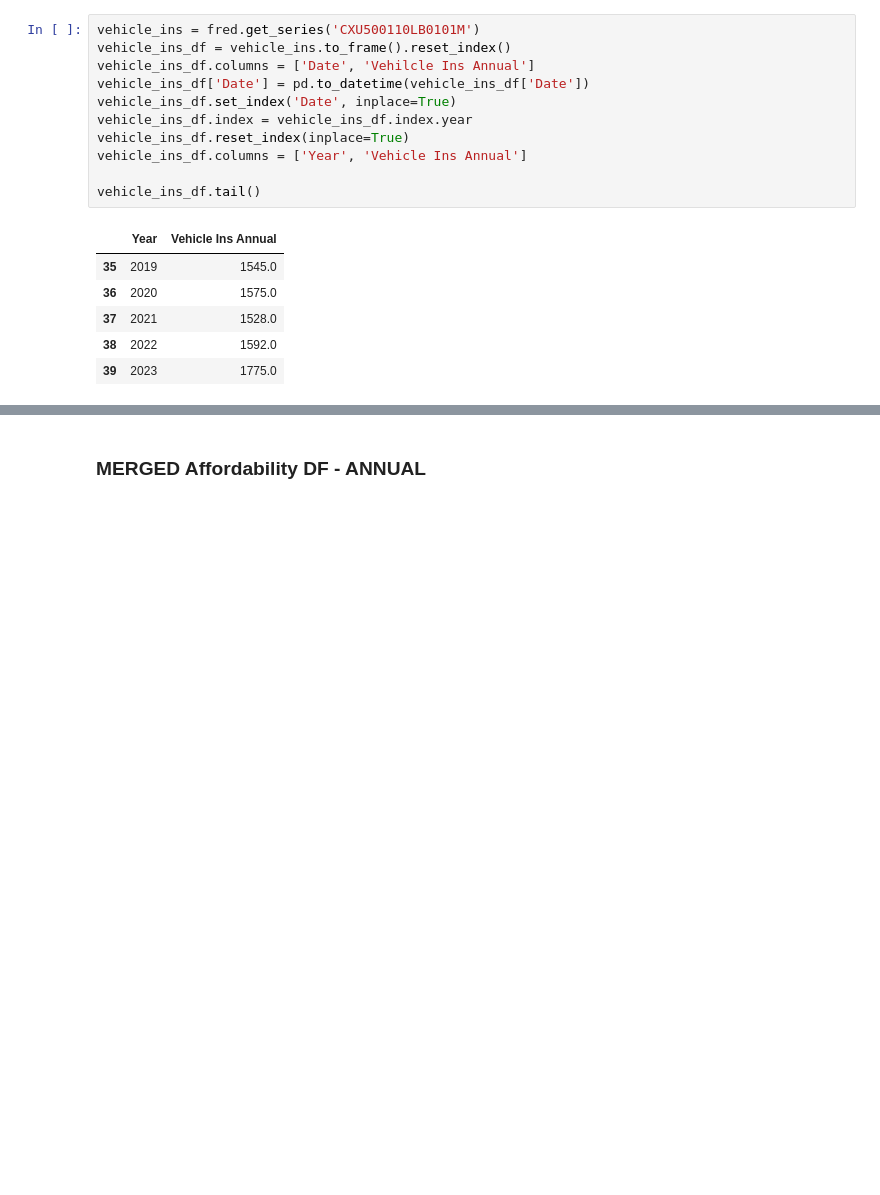
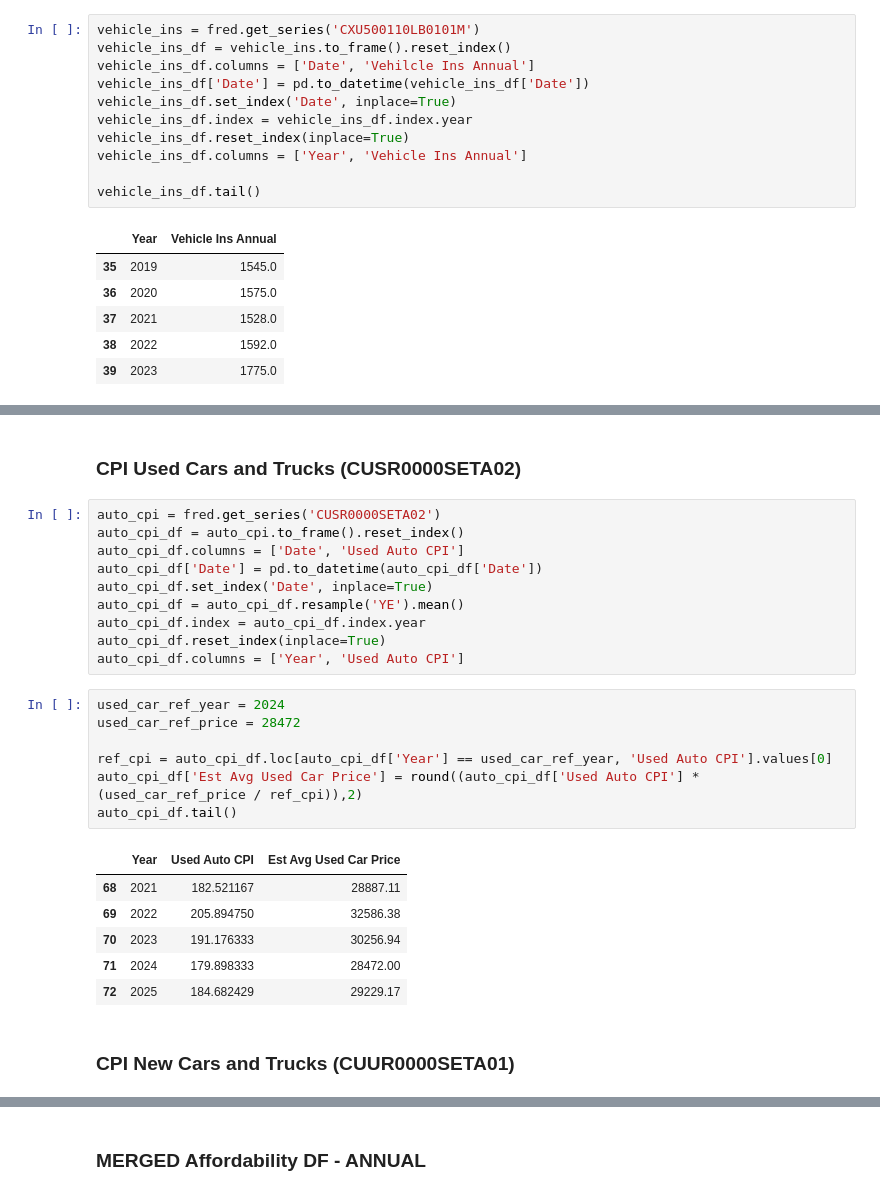
Before and after one commit to wallscreet/gov-data, a Jupyter notebook: notebook.ipynb, the cells around one changed output, grey strips where cells are left out. Cells and saved outputs as stored; diff of their text form; blank space fills up the shorter version.

```diff
--- a/notebook.ipynb
+++ b/notebook.ipynb
@@ -234,0 +307,28 @@ vehicle_ins_df.tail()
+# %% [markdown]
+### CPI Used Cars and Trucks (CUSR0000SETA02)
+# %%
+auto_cpi = fred.get_series('CUSR0000SETA02')
+auto_cpi_df = auto_cpi.to_frame().reset_index()
+auto_cpi_df.columns = ['Date', 'Used Auto CPI']
+auto_cpi_df['Date'] = pd.to_datetime(auto_cpi_df['Date'])
+auto_cpi_df.set_index('Date', inplace=True)
+auto_cpi_df = auto_cpi_df.resample('YE').mean()
+auto_cpi_df.index = auto_cpi_df.index.year
+auto_cpi_df.reset_index(inplace=True)
+auto_cpi_df.columns = ['Year', 'Used Auto CPI']
+# %%
+used_car_ref_year = 2024
+used_car_ref_price = 28472
+
+ref_cpi = auto_cpi_df.loc[auto_cpi_df['Year'] == used_car_ref_year, 'Used Auto CPI'].values[0]
+auto_cpi_df['Est Avg Used Car Price'] = round((auto_cpi_df['Used Auto CPI'] * (used_car_ref_price / ref_cpi)),2)
+auto_cpi_df.tail()
+# %% [output]
+|  | Year | Used Auto CPI | Est Avg Used Car Price |
+| 68 | 2021 | 182.521167 | 28887.11 |
+| 69 | 2022 | 205.894750 | 32586.38 |
+| 70 | 2023 | 191.176333 | 30256.94 |
+| 71 | 2024 | 179.898333 | 28472.00 |
+| 72 | 2025 | 184.682429 | 29229.17 |
+# %% [markdown]
+### CPI New Cars and Trucks (CUUR0000SETA01)
```
Also changed, not shown: parts of 18 cells of this notebook.
